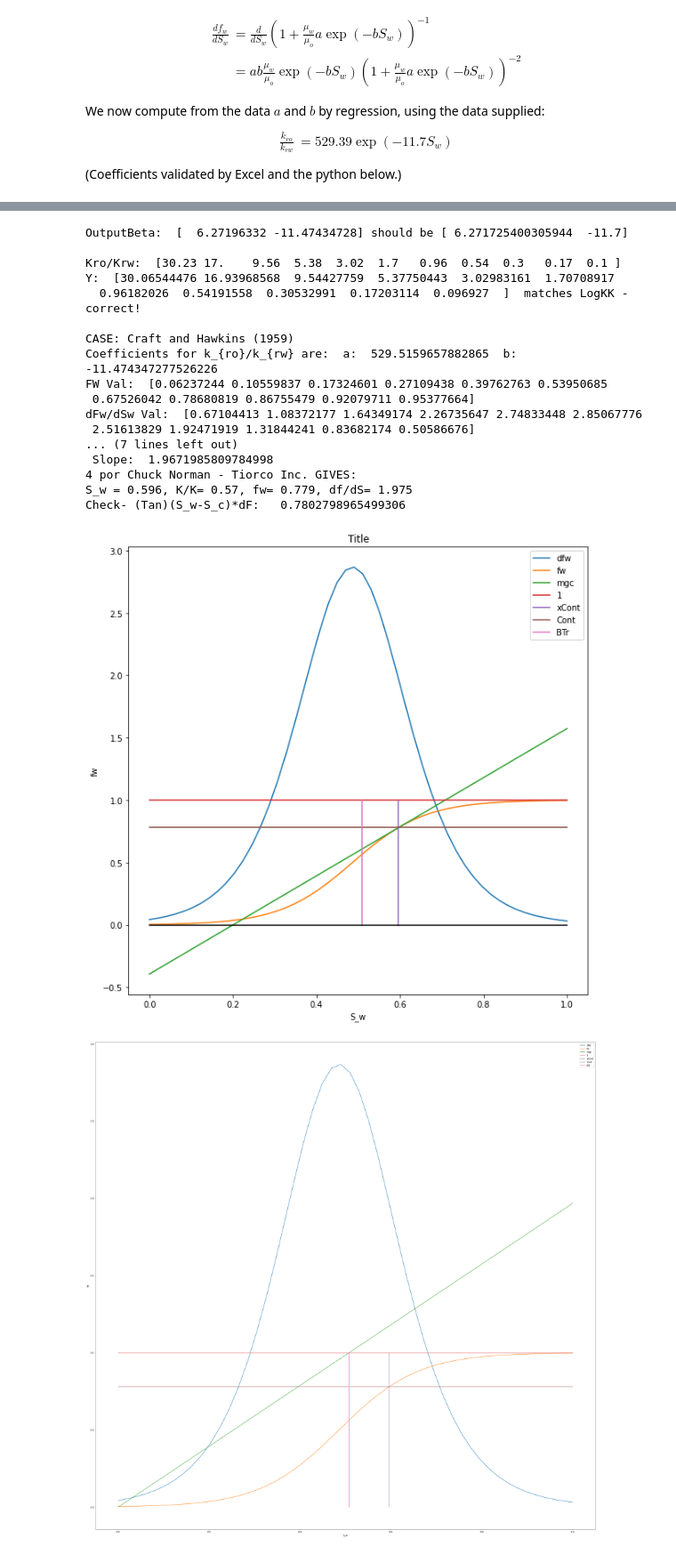
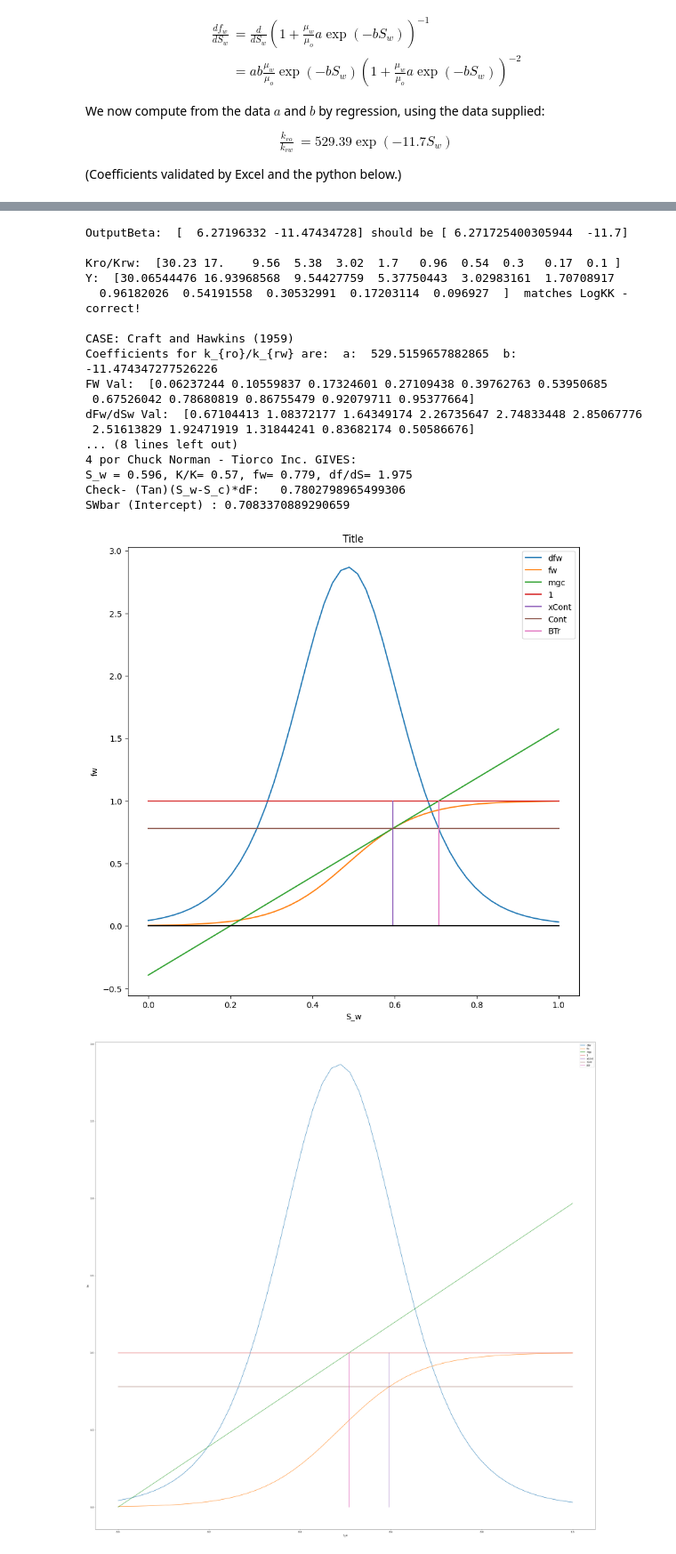
Before and after one commit to mm002a/JupyterNotebooks-V0.0, a Jupyter notebook: BuckleyLeverett.ipynb, the cells around one changed output, grey strips where cells are left out. Shown at 89% size. Drawn from its saved outputs; the diff is of its cells as text; code cells hidden in the pictures.

```diff
--- a/BuckleyLeverett.ipynb
+++ b/BuckleyLeverett.ipynb
@@ -232,6 +232,8 @@ Grad = dFWdSW(TSw,ab[0],ab[1])
 print("Required tangent. Contact at (Sw,fw): ", TSw, FW(TSw,ab[0],ab[1]),"\n Slope: ", Grad)
 print("4 por Chuck Norman - Tiorco Inc. GIVES: \nS_w = 0.596, K/K= 0.57, fw= 0.779, df/dS= 1.975")
 print("Check- (Tan)(S_w-S_c)*dF:  ",(TSw-Sc)*dFWdSW(TSw,ab[0],ab[1]))
+SWbar=Sc+1/Grad
+print("SWbar (Intercept) :",SWbar)
 # %% [output]
 OutputBeta:  [  6.27196332 -11.47434728] should be [ 6.271725400305944  -11.7]
 
@@ -245,35 +247,35 @@ FW Val:  [0.06237244 0.10559837 0.17324601 0.27109438 0.39762763 0.53950685
  0.67526042 0.78680819 0.86755479 0.92079711 0.95377664]
 dFw/dSw Val:  [0.67104413 1.08372177 1.64349174 2.26735647 2.74833448 2.85067776
  2.51613829 1.92471919 1.31844241 0.83682174 0.50586676]
-... (7 lines left out)
- Slope:  1.9671985809784998
+... (8 lines left out)
 4 por Chuck Norman - Tiorco Inc. GIVES:
 S_w = 0.596, K/K= 0.57, fw= 0.779, df/dS= 1.975
 Check- (Tan)(S_w-S_c)*dF:   0.7802798965499306
+SWbar (Intercept) : 0.7083370889290659
 # %%
 import matplotlib.pyplot as plt
 import numpy as np
 #For large graphs
 plt.rcParams["figure.figsize"] = (10,10)
 Sw = np.linspace(0.0, 1.0)
 y = FW(Sw,ab[0],ab[1])
 dy = dFWdSW(Sw,ab[0],ab[1])
 #plt.plot(Sw, y, label="fw",Sw,dy, label="dfw")
 plt.plot(Sw,dy, label="dfw")
 plt.plot(Sw, y, label="fw")
 plt.plot(Sw, (Sw-Sc)*dFWdSW(TSw,ab[0],ab[1]), label="mgc")
 plt.plot(Sw, numpy.ones(len(Sw)), label="1")
 plt.plot([TSw,TSw], [0,1], label="xCont")
 plt.plot([0,1], [FW(TSw,ab[0],ab[1]),FW(TSw,ab[0],ab[1])], label="Cont")
-plt.plot([1.0/dFWdSW(TSw,ab[0],ab[1]),1.0/dFWdSW(TSw,ab[0],ab[1])], [0,1], label="BTr")
+plt.plot([1.0/dFWdSW(TSw,ab[0],ab[1])+Sc,1.0/dFWdSW(TSw,ab[0],ab[1])+Sc], [0,1], label="BTr")
 plt.plot([0,1],[0,0],color='k')
 plt.xlabel('S_w')
 plt.ylabel('fw')
 plt.title('Title')
 plt.legend()
 plt.show()
 # %% [output]
-[figure, old version]
+[figure, new version]
 # %%
 import matplotlib.pyplot as plt
 import numpy as np
```
Also changed, not shown: parts of 1 cell of this notebook.
